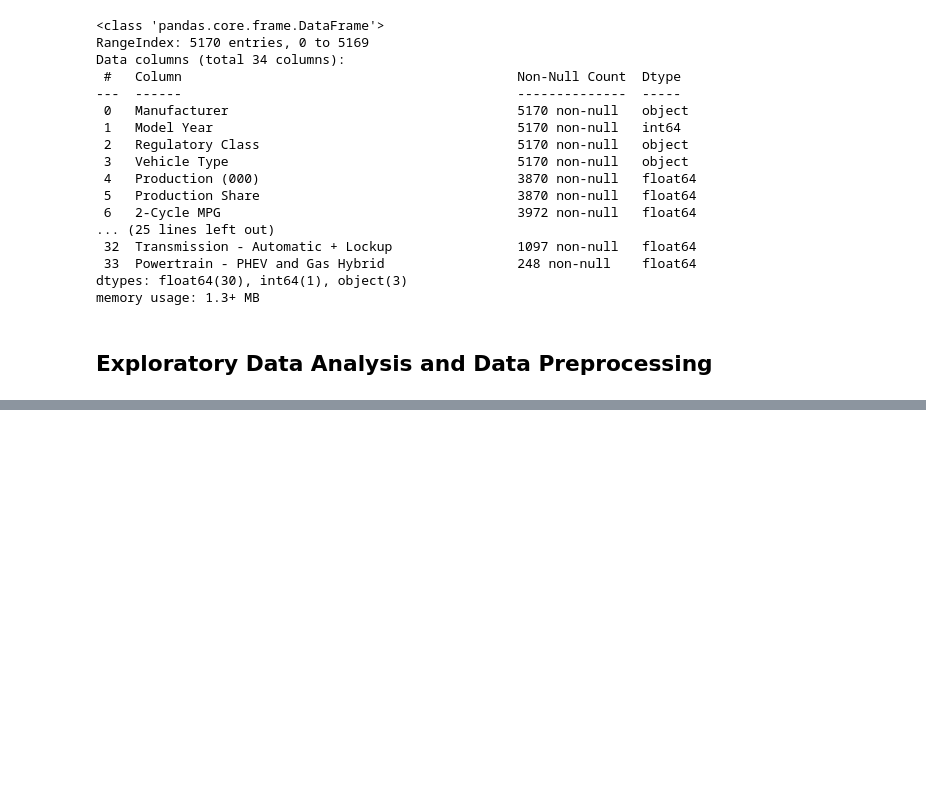
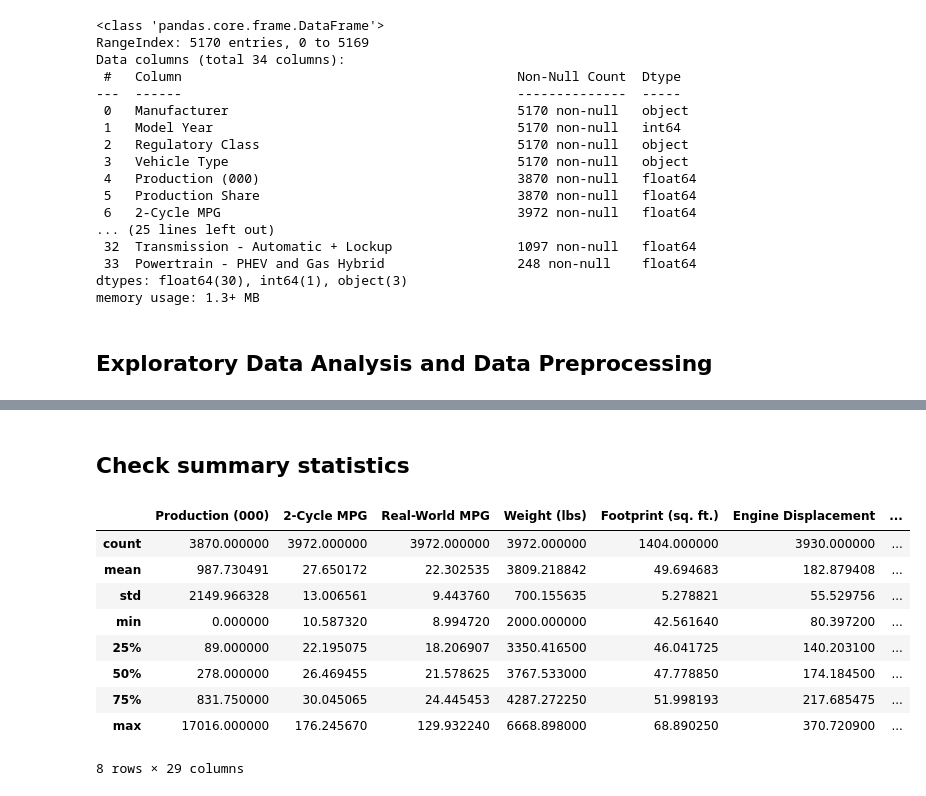
Before and after one commit to ekatynski/6103-project, a Jupyter notebook: 6103-project-group-3.ipynb, the cells around one changed output, grey strips where cells are left out. Saved outputs shown, nothing was run; the diff lists cells and outputs as text; code cells hidden in the pictures; blank space fills up the shorter version.

```diff
--- a/6103-project-group-3.ipynb
+++ b/6103-project-group-3.ipynb
@@ -122,0 +122,15 @@ array(['All', 'GM', 'Honda', 'BMW', 'Ford', 'Hyundai', 'Stellantis',
+# %% [markdown]
+## Check summary statistics
+# %%
+df.drop(columns = ["Model Year", "Production Share"]).describe()
+# %% [output]
+|  | Production (000) | 2-Cycle MPG | Real-World MPG | Weight (lbs) | Footprint (sq. ft.) | Engine Displacement | ... |
+| count | 3870.000000 | 3972.000000 | 3972.000000 | 3972.000000 | 1404.000000 | 3930.000000 | ... |
+| mean | 987.730491 | 27.650172 | 22.302535 | 3809.218842 | 49.694683 | 182.879408 | ... |
+| std | 2149.966328 | 13.006561 | 9.443760 | 700.155635 | 5.278821 | 55.529756 | ... |
+| min | 0.000000 | 10.587320 | 8.994720 | 2000.000000 | 42.561640 | 80.397200 | ... |
+| 25% | 89.000000 | 22.195075 | 18.206907 | 3350.416500 | 46.041725 | 140.203100 | ... |
+| 50% | 278.000000 | 26.469455 | 21.578625 | 3767.533000 | 47.778850 | 174.184500 | ... |
+| 75% | 831.750000 | 30.045065 | 24.445453 | 4287.272250 | 51.998193 | 217.685475 | ... |
+| max | 17016.000000 | 176.245670 | 129.932240 | 6668.898000 | 68.890250 | 370.720900 | ... |
+8 rows × 29 columns
```
Also changed, not shown: parts of 4 cells of this notebook.
